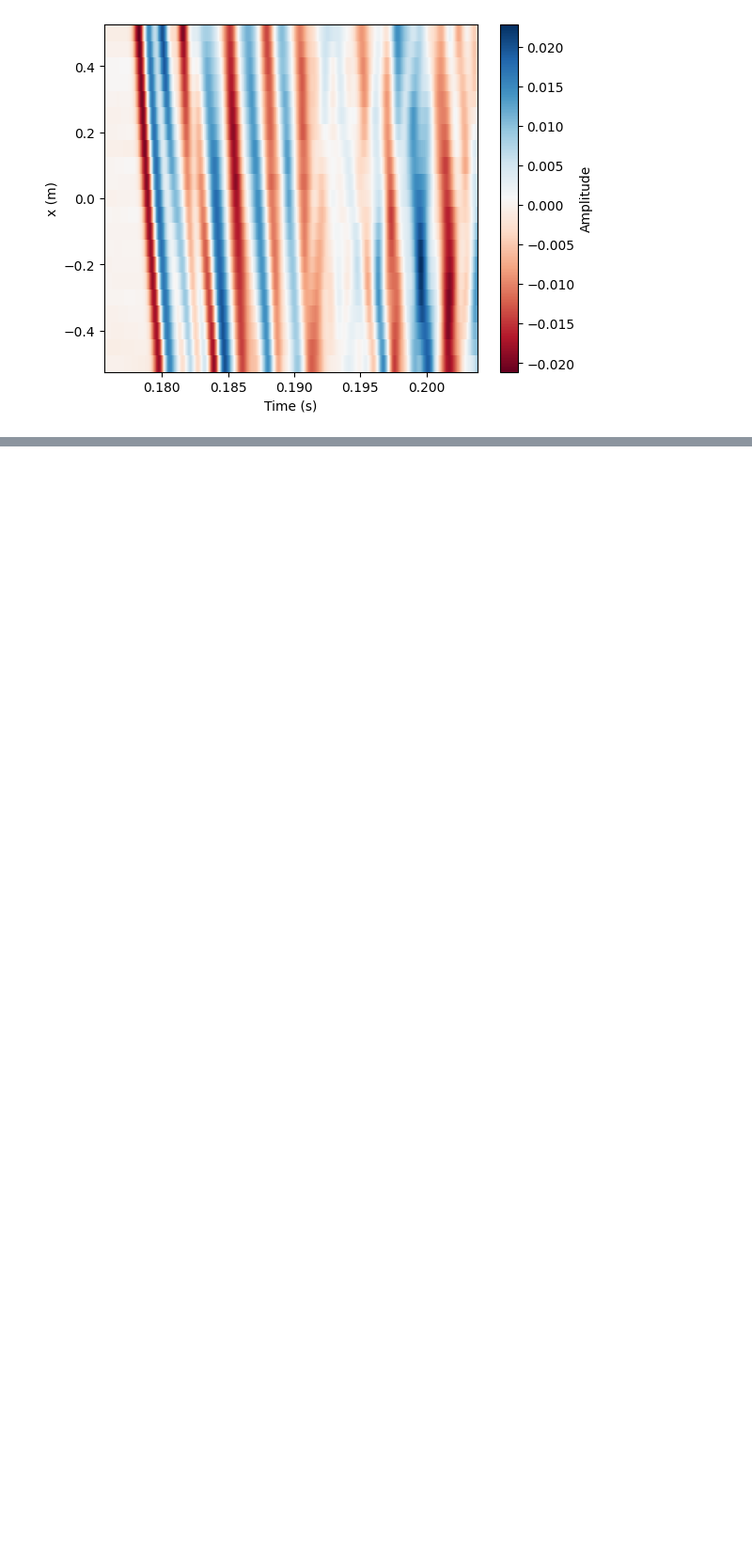
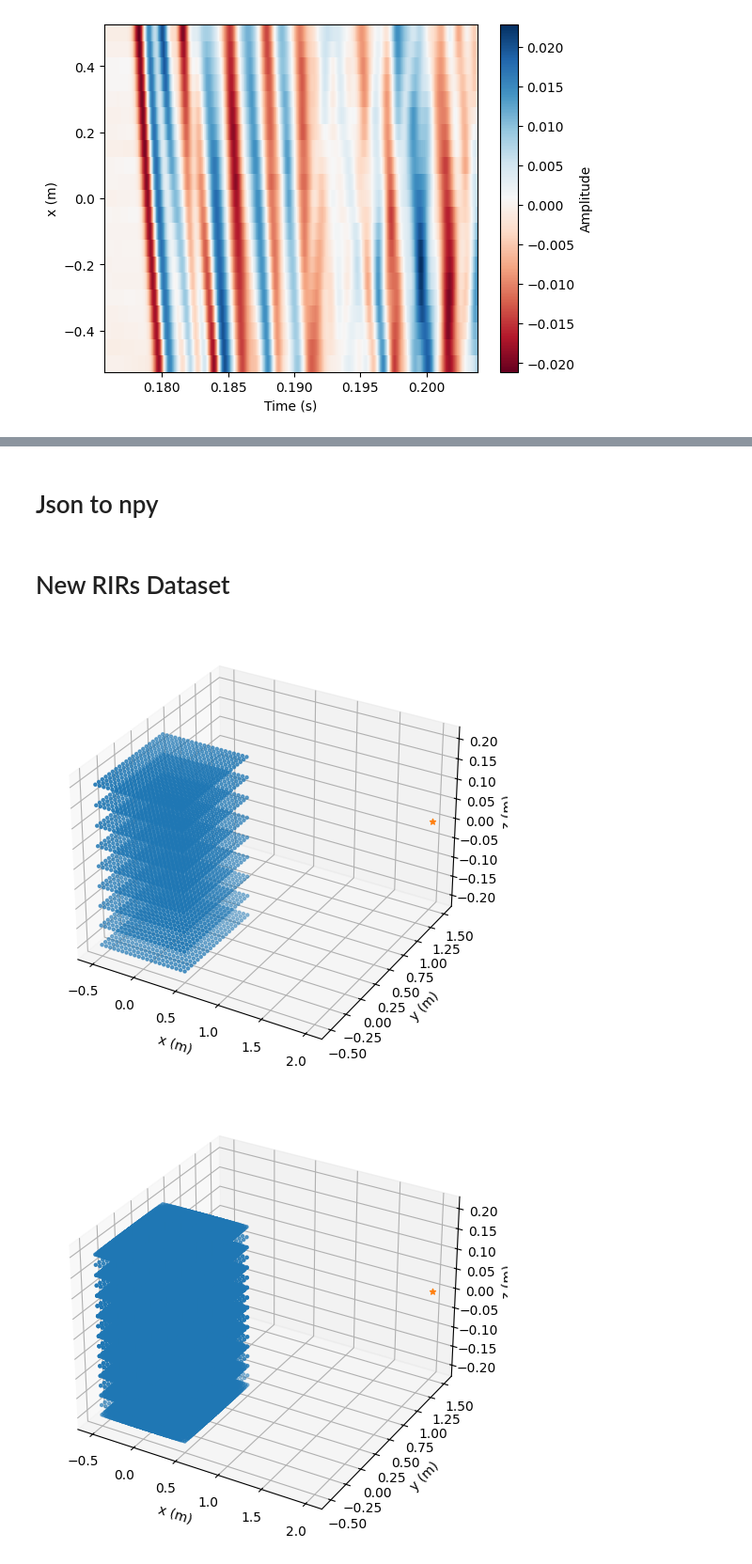
Before and after one commit to koorosh-moaveninejad/RIR-generation-using-LSTM-neural-network, a Jupyter notebook: RIR.ipynb, the cells around one changed output, grey strips where cells are left out. Shown at 94% size. Drawn from its saved outputs; the diff is of its cells as text; code cells hidden in the pictures; blank space fills up the shorter version.

```diff
--- a/RIR.ipynb
+++ b/RIR.ipynb
@@ -64,0 +116,2 @@ Time (sample): 8530
+# %% [markdown]
+# Json to npy
@@ -64,0 +144,11 @@ Time (sample): 8530
+# %% [markdown]
+# New RIRs Dataset
+# %%
+
+posMic_aug = np.load("new_dataset/pos_mic.npy")
+posSrc_aug = np.load("new_dataset/pos_src.npy")
+irutilities.drawGeometry(posSrc,posMic)
+irutilities.drawGeometry(posSrc_aug[:1],posMic_aug)
+# %% [output]
+[figure, added]
+[figure, added]
```
Also changed, not shown: parts of 7 cells of this notebook, 7 other files.
